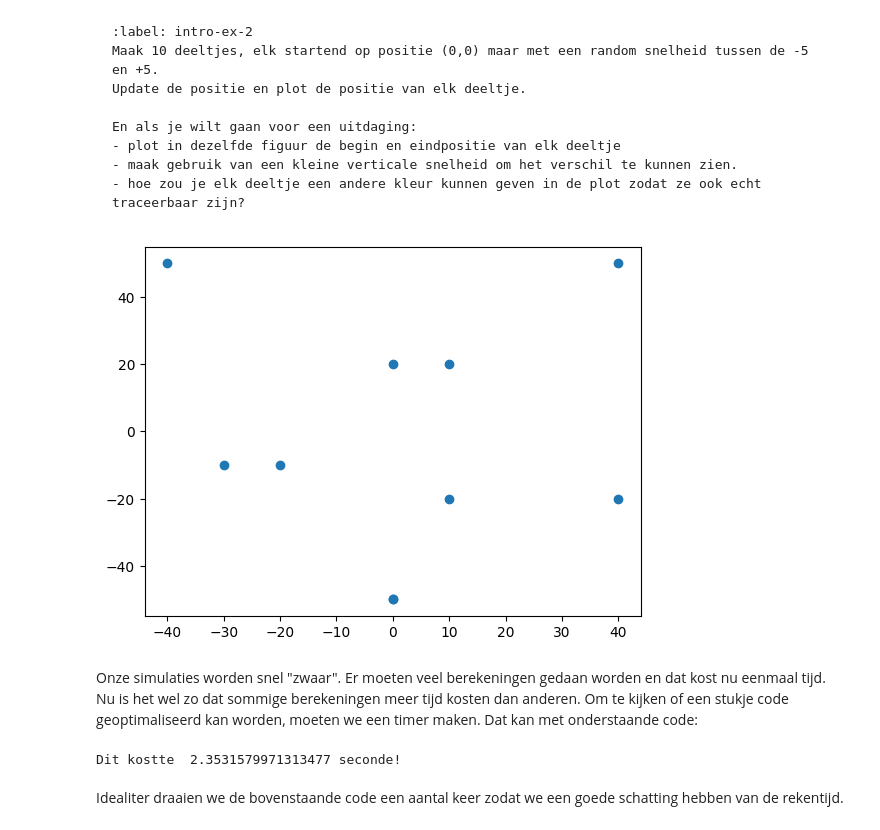
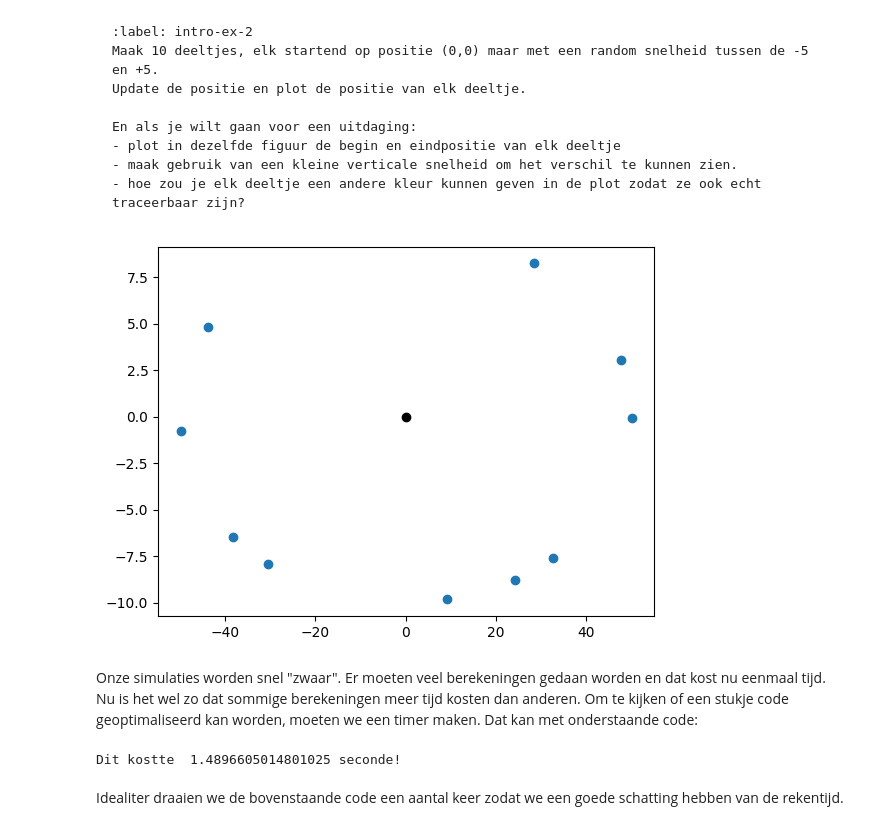
Before and after one commit to thijnholswilder/T_Holswilder, a Jupyter notebook: Content/PySim/1_intro_sim.ipynb, the cells around one changed output. Drawn from its saved outputs; the diff is of its cells as text; code cells hidden in the pictures.

```diff
--- a/Content/PySim/1_intro_sim.ipynb
+++ b/Content/PySim/1_intro_sim.ipynb
@@ -184,20 +184,34 @@ En als je wilt gaan voor een uitdaging:
 # %%
 p_10 = []
 
 for i in range(10):
-    p_10.append(ParticleClass(m=1.0, v=[np.random.randint(-5, 6), np.random.randint(-5,6)], r=[0.0, 0.0],R=1.0))
+    angle = np.random.uniform(0, 2*np.pi)
+    speed = 5.0
+
+    vx = speed * np.cos(angle)
+    vy = 0.2 * speed * np.sin(angle)   # kleine verticale component
+
+    p_10.append(
+        ParticleClass(
+            m=1.0,
+            v=[vx, vy],
+            r=[0.0, 0.0],
+            R=1.0
+        )
+    )
 
 for p in p_10:
     p.update_position(10)
 
 x_data = [p.r[0] for p in p_10]
 y_data = [p.r[1] for p in p_10]
 
 plt.figure()
 plt.scatter(x_data, y_data)
+plt.scatter(0, 0, c='black')  # beginpositie
 plt.show()
 # %% [output]
-[figure, old version]
+[figure, new version]
 # %% [markdown]
 Onze simulaties worden snel "zwaar".
 Er moeten veel berekeningen gedaan worden en dat kost nu eenmaal tijd.
@@ -221,7 +235,7 @@ lengte = eind - start
 
 print("Dit kostte ", lengte, "seconde!")
 # %% [output]
-Dit kostte  2.3531579971313477 seconde!
+Dit kostte  1.4896605014801025 seconde!
 # %% [markdown]
 Idealiter draaien we de bovenstaande code een aantal keer zodat we een goede schatting hebben van de rekentijd.
 # %% [markdown]
```
Also changed, not shown: parts of 3 cells of this notebook, 9 other files.
